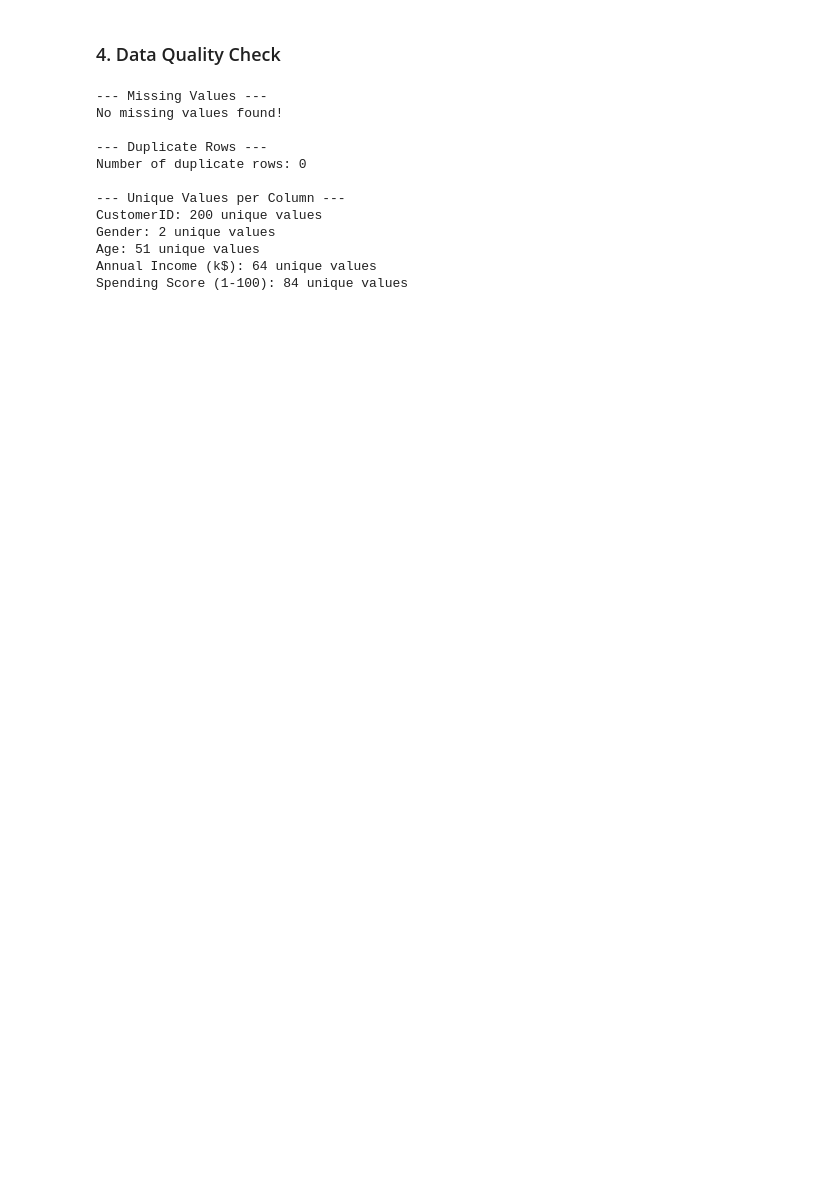
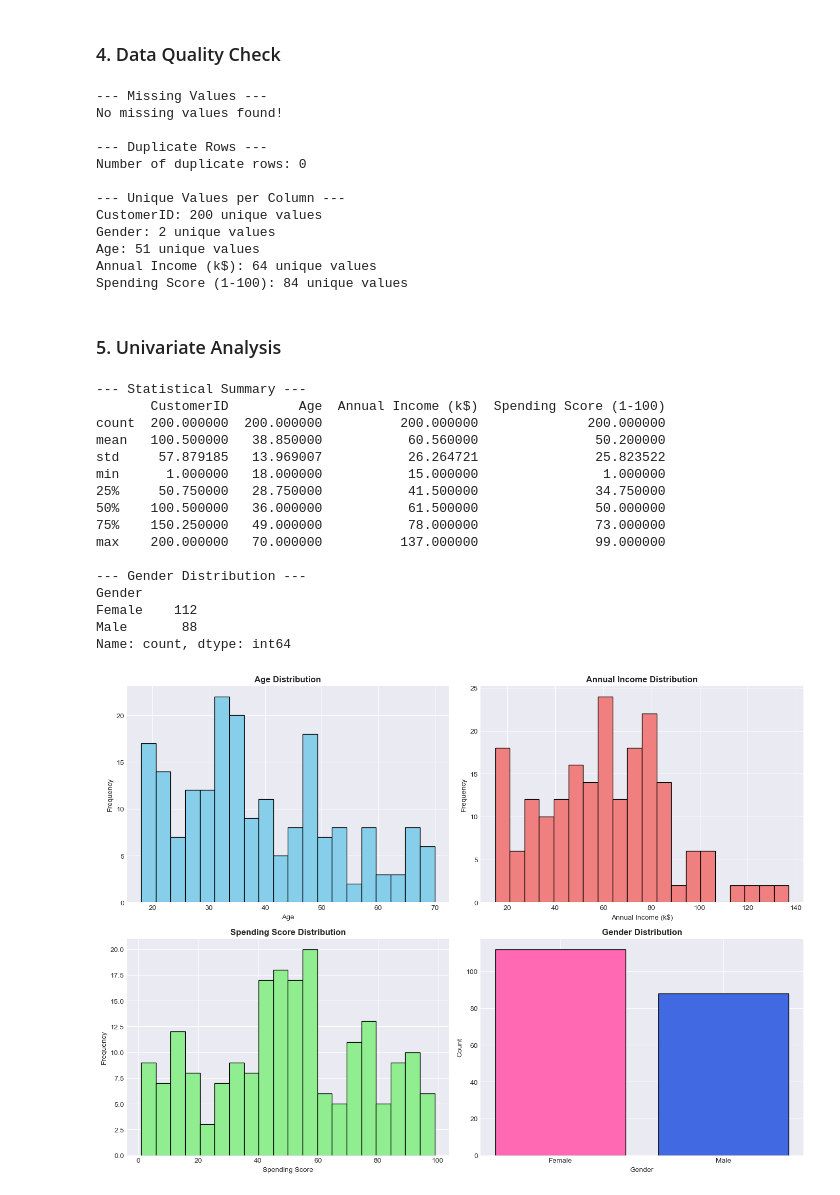
Before and after one commit to Rasath16/Mall-Customers-Segmentation, a Jupyter notebook: 01_Data_Exploration.ipynb, the cells around one changed output. Saved outputs shown, nothing was run; the diff lists cells and outputs as text; code cells hidden in the pictures; blank space fills up the shorter version.

```diff
--- a/01_Data_Exploration.ipynb
+++ b/01_Data_Exploration.ipynb
@@ -108,3 +102,60 @@ Gender: 2 unique values
 Age: 51 unique values
 Annual Income (k$): 64 unique values
 Spending Score (1-100): 84 unique values
+# %% [markdown]
+### 5. Univariate Analysis
+# %%
+print("\n--- Statistical Summary ---")
+print(df.describe())
+
+print("\n--- Gender Distribution ---")
+print(df['Gender'].value_counts())
+
+# Visualize each feature
+fig, axes = plt.subplots(2, 2, figsize=(14, 10))
+
+# Age distribution
+axes[0, 0].hist(df['Age'], bins=20, color='skyblue', edgecolor='black')
+axes[0, 0].set_title('Age Distribution', fontsize=12, fontweight='bold')
+axes[0, 0].set_xlabel('Age')
+axes[0, 0].set_ylabel('Frequency')
+
+# Income distribution
+axes[0, 1].hist(df['Annual Income (k$)'], bins=20, color='lightcoral', edgecolor='black')
+axes[0, 1].set_title('Annual Income Distribution', fontsize=12, fontweight='bold')
+axes[0, 1].set_xlabel('Annual Income (k$)')
+axes[0, 1].set_ylabel('Frequency')
+
+# Spending Score distribution
+axes[1, 0].hist(df['Spending Score (1-100)'], bins=20, color='lightgreen', edgecolor='black')
+axes[1, 0].set_title('Spending Score Distribution', fontsize=12, fontweight='bold')
+axes[1, 0].set_xlabel('Spending Score')
+axes[1, 0].set_ylabel('Frequency')
+
+# Gender distribution
+gender_counts = df['Gender'].value_counts()
+axes[1, 1].bar(gender_counts.index, gender_counts.values, color=['#FF69B4', '#4169E1'], edgecolor='black')
+axes[1, 1].set_title('Gender Distribution', fontsize=12, fontweight='bold')
+axes[1, 1].set_xlabel('Gender')
+axes[1, 1].set_ylabel('Count')
+
+plt.tight_layout()
+plt.show()
+# %% [output]
+--- Statistical Summary ---
+       CustomerID         Age  Annual Income (k$)  Spending Score (1-100)
+count  200.000000  200.000000          200.000000              200.000000
+mean   100.500000   38.850000           60.560000               50.200000
+std     57.879185   13.969007           26.264721               25.823522
+min      1.000000   18.000000           15.000000                1.000000
+25%     50.750000   28.750000           41.500000               34.750000
+50%    100.500000   36.000000           61.500000               50.000000
+75%    150.250000   49.000000           78.000000               73.000000
+max    200.000000   70.000000          137.000000               99.000000
+
+--- Gender Distribution ---
+Gender
+Female    112
+Male       88
+Name: count, dtype: int64
+[figure, added]
```
Also changed, not shown: parts of 10 cells of this notebook.
